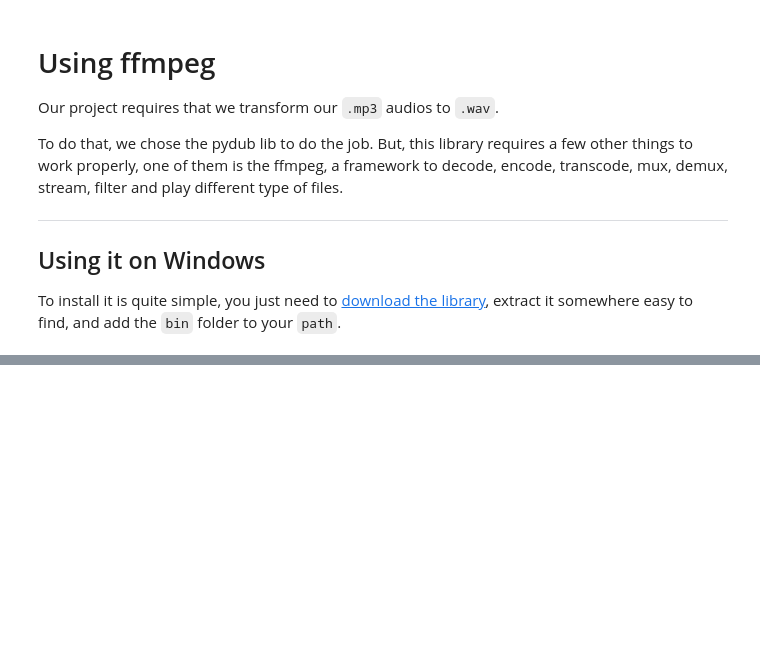
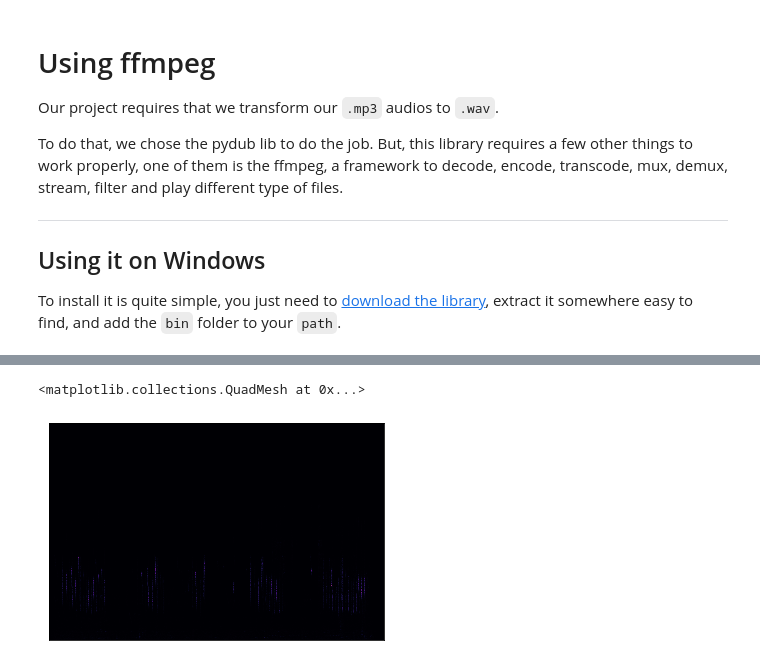
Before and after one commit to renan-alonkin/bird-prediction-by-sound, a Jupyter notebook: audio-to-image/transforming-audios.ipynb, the cells around one changed output, grey strips where cells are left out. Saved outputs shown, nothing was run; the diff lists cells and outputs as text; code cells hidden in the pictures; blank space fills up the shorter version.

```diff
--- a/audio-to-image/transforming-audios.ipynb
+++ b/audio-to-image/transforming-audios.ipynb
@@ -59,0 +39,6 @@ plt.show()
+# %%
+sgram = librosa.stft(samples)
+librosa.display.specshow(sgram)
+# %% [output]
+<matplotlib.collections.QuadMesh at 0x...>
+[figure, added]
```
Also changed, not shown: parts of 14 cells of this notebook.
